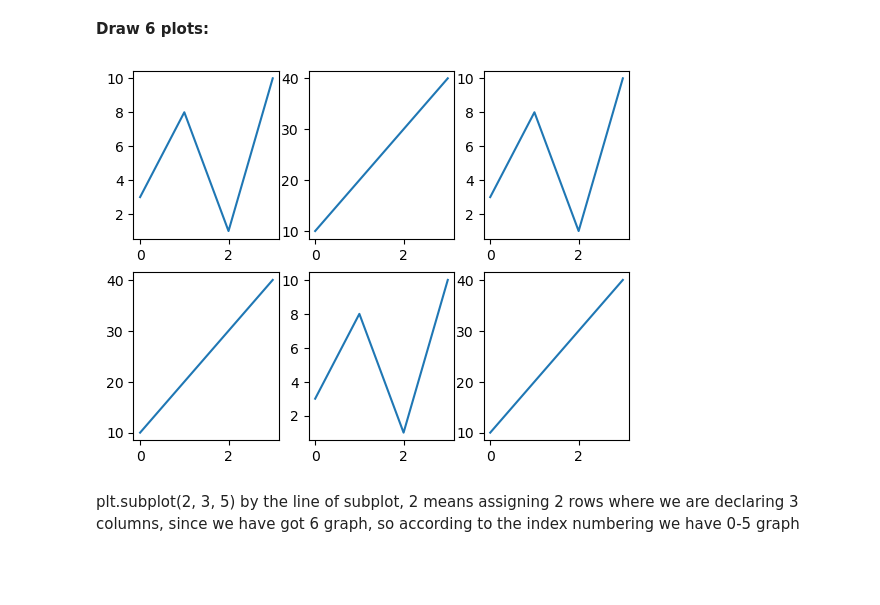
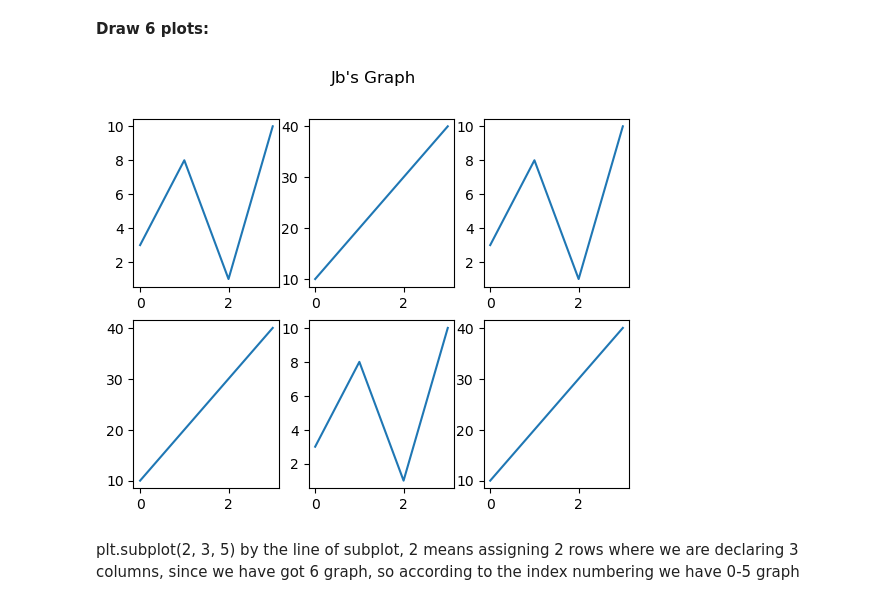
Before and after one commit to jabedkhanjb/Matplotlib, a Jupyter notebook: Matplotlib 8 Subplot/Matplotlib Subplot.ipynb, the cells around one changed output. Cells and saved outputs as stored; diff of their text form; code cells hidden in the pictures; blank space fills up the shorter version.

```diff
--- a/Matplotlib 8 Subplot/Matplotlib Subplot.ipynb
+++ b/Matplotlib 8 Subplot/Matplotlib Subplot.ipynb
@@ -74,33 +74,37 @@ y = np.array([10, 20, 30, 40])
 
 plt.subplot(2, 3, 2)
 plt.plot(x,y)
 
 x = np.array([0, 1, 2, 3])
 y = np.array([3, 8, 1, 10])
 
 plt.subplot(2, 3, 3)
 plt.plot(x,y)
 
 x = np.array([0, 1, 2, 3])
 y = np.array([10, 20, 30, 40])
 
 plt.subplot(2, 3, 4)
 plt.plot(x,y)
 
 x = np.array([0, 1, 2, 3])
 y = np.array([3, 8, 1, 10])
 
 plt.subplot(2, 3, 5)
 plt.plot(x,y)
 
 x = np.array([0, 1, 2, 3])
 y = np.array([10, 20, 30, 40])
 
 plt.subplot(2, 3, 6)
 plt.plot(x,y)
 
+
+# super title can be used following the syntax, "suptitle()" function
+
+plt.suptitle("Jb's Graph")
 plt.show()
 # %% [output]
-[figure, old version]
+[figure, new version]
 # %% [markdown]
 plt.subplot(2, 3, 5) by the line of subplot, 2 means assigning 2 rows where we are declaring 3 columns, since we have got 6 graph, so according to the index numbering we have 0-5 graph
```
Also changed, not shown: 1 other file.
